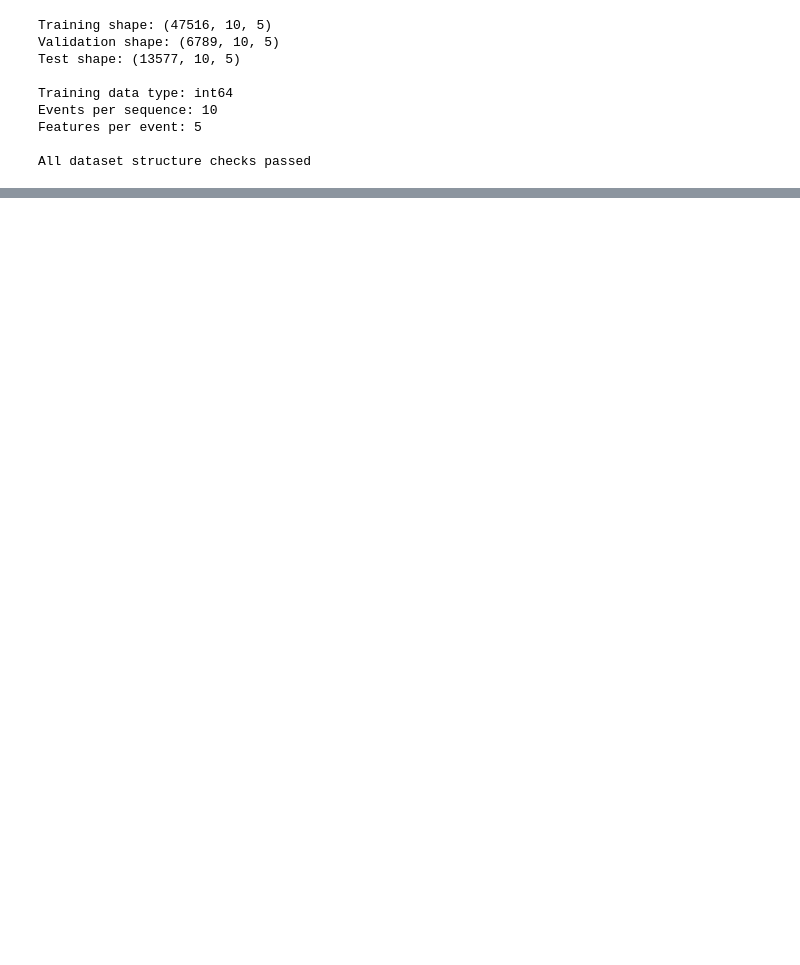
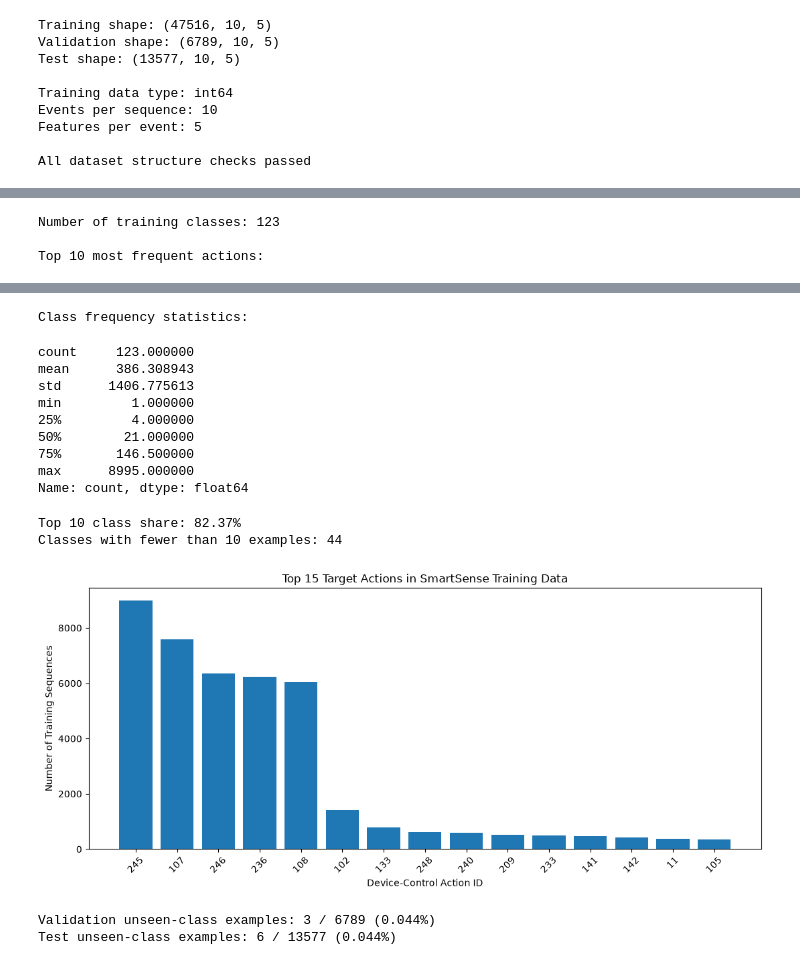
Before and after one commit to HarrisonWilliams123/data-mining-project, a Jupyter notebook: SmartSense_Classification.ipynb, the cells around one changed output, grey strips where cells are left out. Saved outputs shown, nothing was run; the diff lists cells and outputs as text; code cells hidden in the pictures; blank space fills up the shorter version.

```diff
--- a/SmartSense_Classification.ipynb
+++ b/SmartSense_Classification.ipynb
@@ -52,0 +120,64 @@ All dataset structure checks passed
+# %%
+#Count occurrences of each target action
+class_counts = pd.Series(y_train).value_counts()
+
+#Create a summary table
+class_distribution = pd.DataFrame({
+    "Action ID": class_counts.index,
+    "Count": class_counts.values
+})
+
+class_distribution["Percentage"] = (
+    class_distribution["Count"] / len(y_train) * 100
+)
+
+print("Number of training classes:", len(class_counts))
+
+print("\nTop 10 most frequent actions:")
+display(class_distribution.head(10))
+
+print("\nClass frequency statistics:")
+display(class_counts.describe())
+
+#Percentage represented by the 10 most common actions
+top_10_share = (
+    class_counts.head(10).sum() / len(y_train) * 100
+)
+
+#Classes with very few examples
+rare_classes = (class_counts < 10).sum()
+
+print(f"\nTop 10 class share: {top_10_share:.2f}%")
+print(f"Classes with fewer than 10 examples: {rare_classes}")
+
+#Plot the most common classes
+plt.figure(figsize=(11,5))
+
+plt.bar(
+    class_distribution.head(15)["Action ID"].astype(str),
+    class_distribution.head(15)["Count"]
+)
+
+plt.title("Top 15 Target Actions in SmartSense Training Data")
+plt.xlabel("Device-Control Action ID")
+plt.ylabel("Number of Training Sequences")
+plt.xticks(rotation=45)
+plt.tight_layout()
+plt.show()
+
+#Measure unseen-class frequency in validation and test
+for name, labels in [
+    ("Validation", y_val),
+    ("Test", y_test)
+]:
+    unseen_mask = ~np.isin(labels, train_classes)
+
+    print(
+        f"{name} unseen-class examples: "
+        f"{unseen_mask.sum()} / {len(labels)} "
+        f"({unseen_mask.mean() * 100:.3f}%)"
+    )
+# %% [output]
+Number of training classes: 123
+
+Top 10 most frequent actions:
@@ -52,0 +195,15 @@ All dataset structure checks passed
+Class frequency statistics:
+count     123.000000
+mean      386.308943
+std      1406.775613
+min         1.000000
+25%         4.000000
+50%        21.000000
+75%       146.500000
+max      8995.000000
+Name: count, dtype: float64
+Top 10 class share: 82.37%
+Classes with fewer than 10 examples: 44
+[figure, added]
+Validation unseen-class examples: 3 / 6789 (0.044%)
+Test unseen-class examples: 6 / 13577 (0.044%)
```
Also changed, not shown: parts of 4 cells of this notebook.
